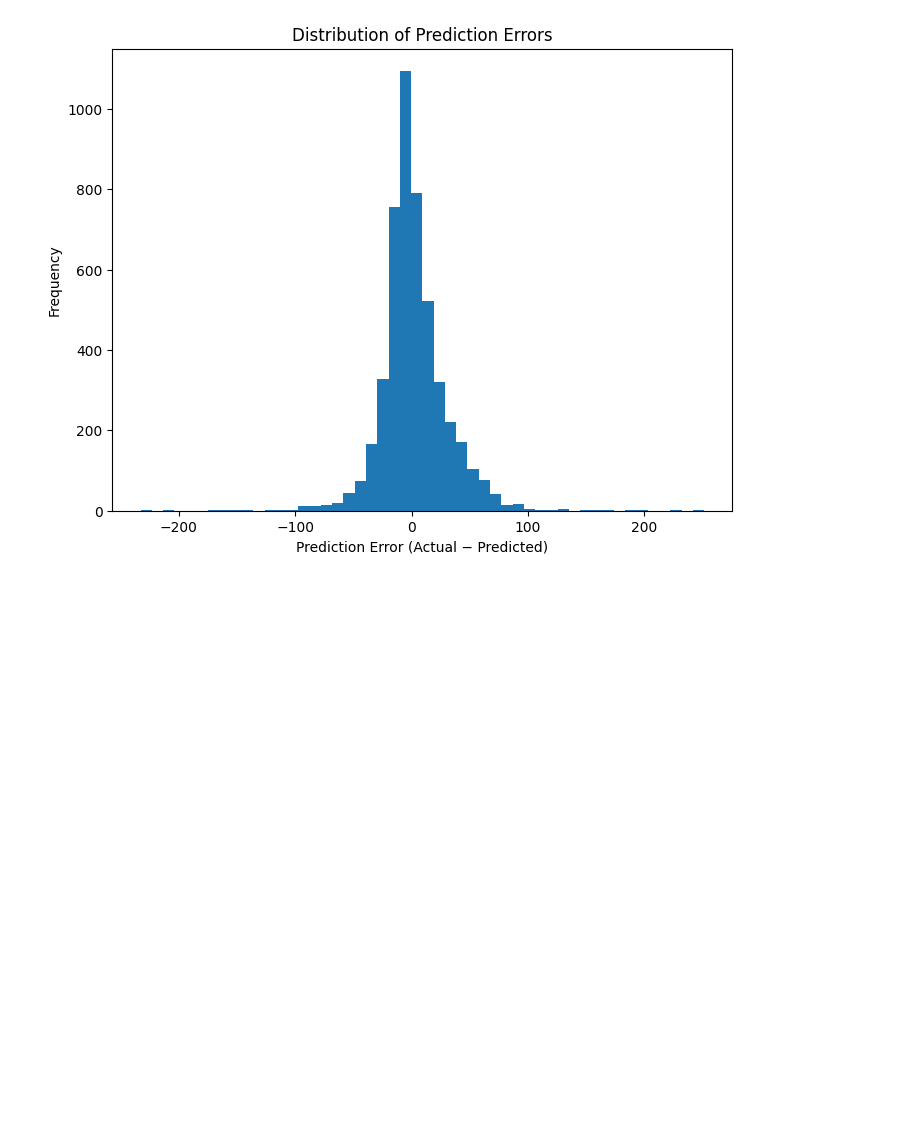
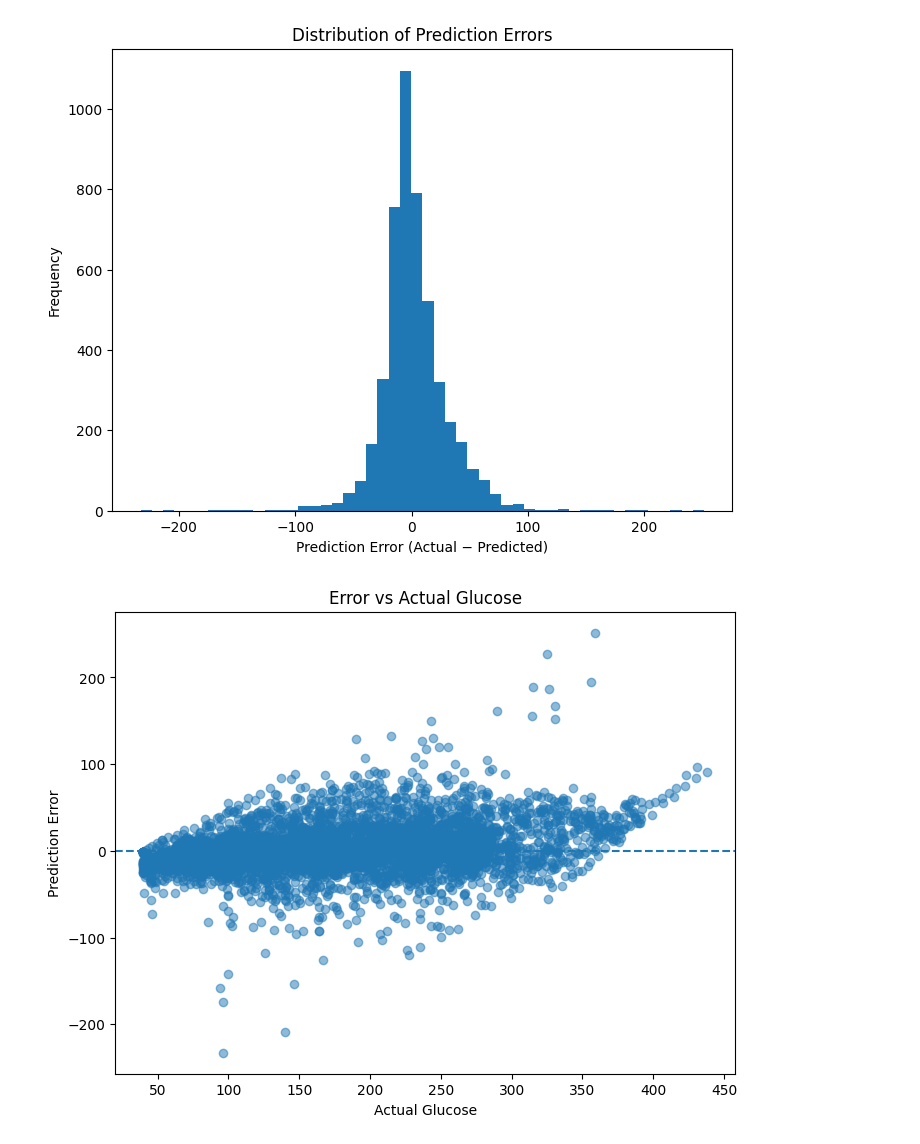
Before and after one commit to train013/Glucose-ML-Model, a Jupyter notebook: Multiple_Regression_Analysis_on_Diabetes_Dataset/Multiple_Linear_Regression.ipynb, the cells around one changed output. Cells and saved outputs as stored; diff of their text form; code cells hidden in the pictures; blank space fills up the shorter version.

Commit message:
add error vs actual glucose diagnostic plot

```diff
--- a/Multiple_Regression_Analysis_on_Diabetes_Dataset/Multiple_Linear_Regression.ipynb
+++ b/Multiple_Regression_Analysis_on_Diabetes_Dataset/Multiple_Linear_Regression.ipynb
@@ -796,3 +796,28 @@ plt.title("Distribution of Prediction Errors")
 plt.show()
 # %% [output]
 [figure]
+# %%
+# Error vs actual glucose
+
+errors = y_test - y_pred_best_rf
+
+plt.figure(figsize=(8,6))
+
+plt.scatter(
+    y_test,
+    errors,
+    alpha=0.5
+)
+
+plt.axhline(
+    y=0,
+    linestyle="--"
+)
+
+plt.xlabel("Actual Glucose")
+plt.ylabel("Prediction Error")
+plt.title("Error vs Actual Glucose")
+
+plt.show()
+# %% [output]
+[figure, added]
```
